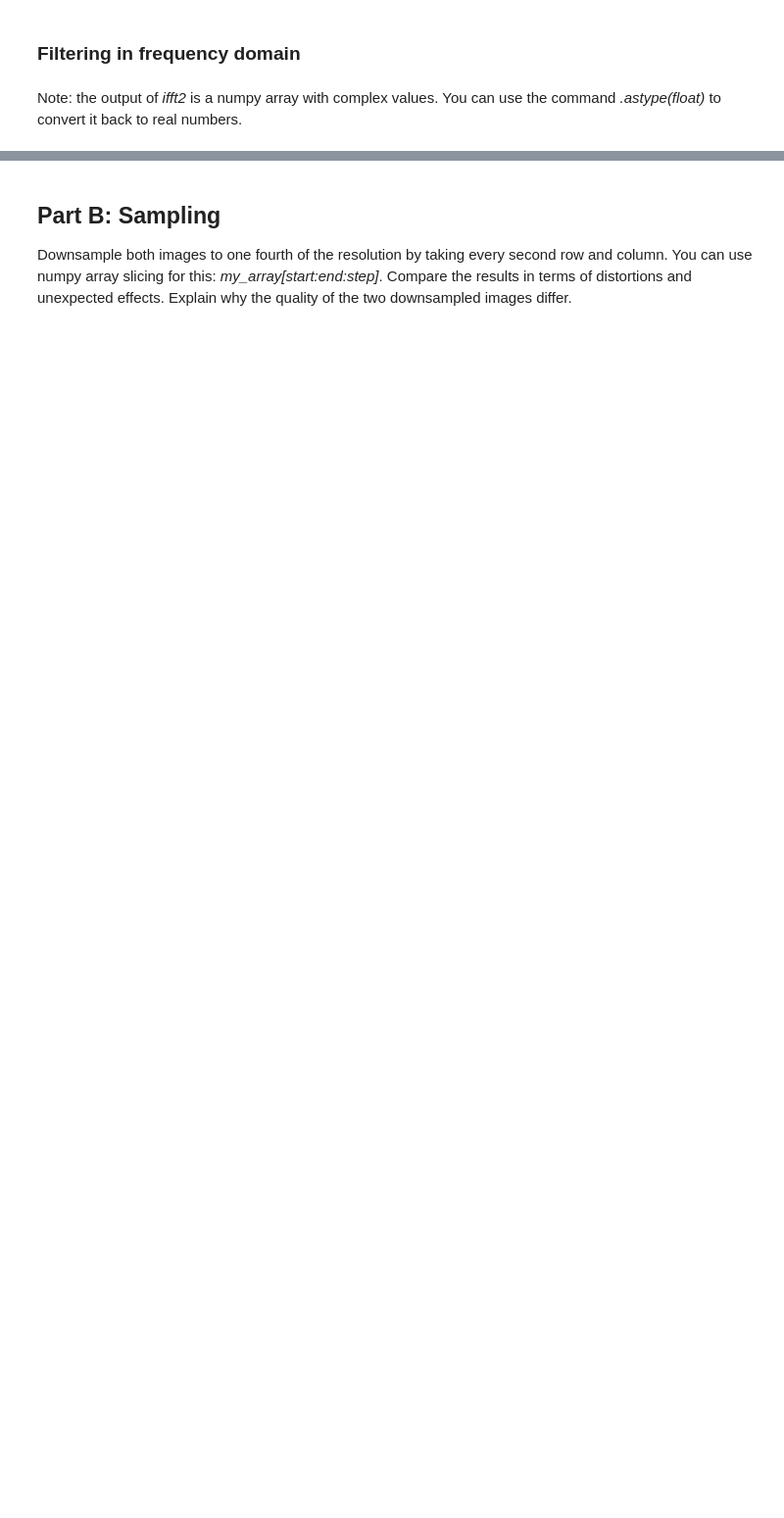
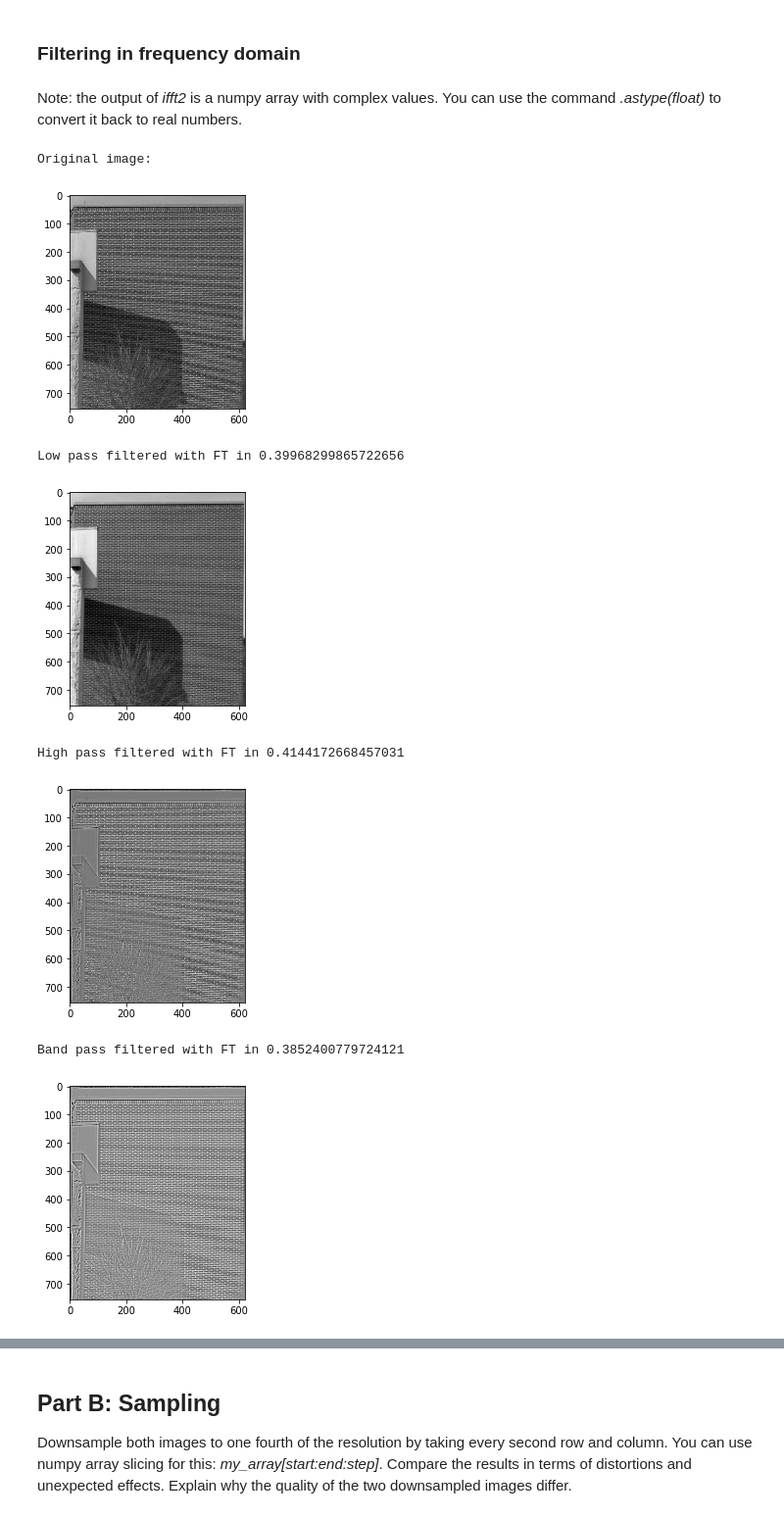
Before and after one commit to dvdblk/viscomp_tutorials, a Jupyter notebook: tutorials_cv/W4/W4_exercise.ipynb, the cells around one changed output, grey strips where cells are left out. Shown at 98% size. Cells and saved outputs as stored; diff of their text form; code cells hidden in the pictures; blank space fills up the shorter version.

```diff
--- a/tutorials_cv/W4/W4_exercise.ipynb
+++ b/tutorials_cv/W4/W4_exercise.ipynb
@@ -114,0 +201,40 @@ show()
+# %%
+print("Original image:")
+imshow(wall_gray, cmap='gray')
+show()
+
+start = time()
+WALL = fft2(wall_gray)
+LPF = fft2(lp_filter, wall_gray.shape)
+wall_lp = ifft2(WALL * LPF).astype(float)
+end = time()
+print("Low pass filtered with FT in {}".format(end - start))
+imshow(wall_lp, cmap='gray')
+show()
+
+start = time()
+WALL = fft2(wall_gray)
+HPF = fft2(hp_filter, wall_gray.shape)
+wall_hp = ifft2(WALL * HPF).astype(float)
+end = time()
+print("High pass filtered with FT in {}".format(end - start))
+imshow(wall_hp, cmap='gray')
+show()
+
+start = time()
+WALL = fft2(wall_gray)
+BPF = fft2(bp_filter, wall_gray.shape)
+wall_bp = ifft2(WALL * BPF).astype(float)
+end = time()
+print("Band pass filtered with FT in {}".format(end - start))
+imshow(wall_bp, cmap='gray')
+show()
+# %% [output]
+Original image:
+[figure, added]
+Low pass filtered with FT in 0.39968299865722656
+[figure, added]
+High pass filtered with FT in 0.4144172668457031
+[figure, added]
+Band pass filtered with FT in 0.3852400779724121
+[figure, added]
```
Also changed, not shown: parts of 23 cells of this notebook.
